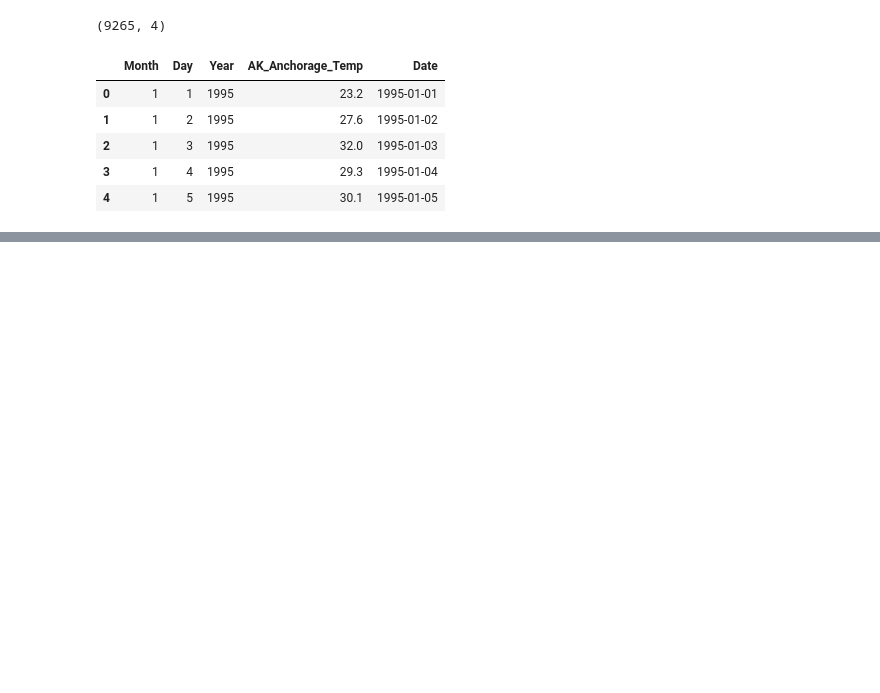
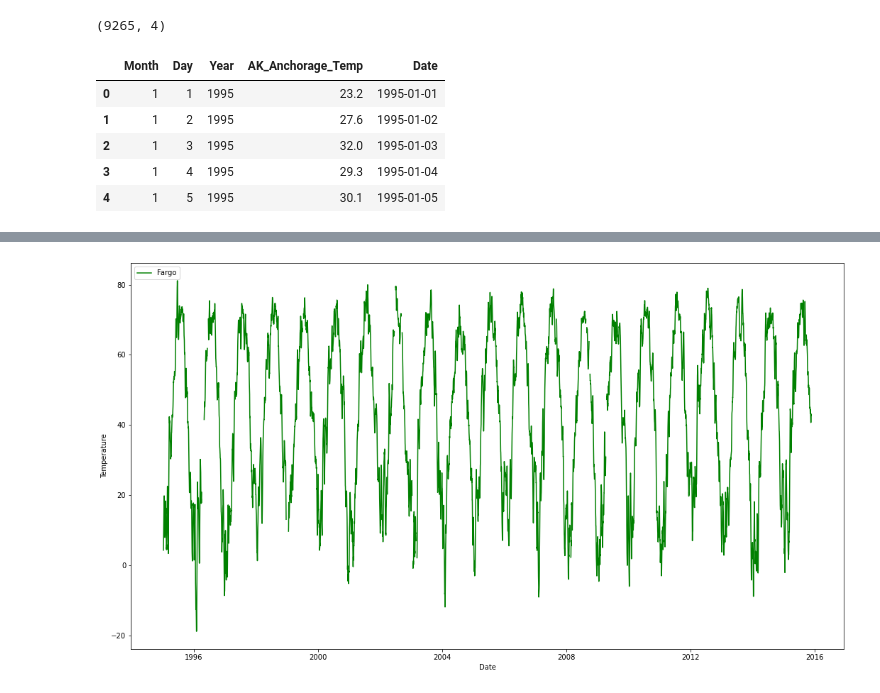
Before and after one commit to nshang88/Capstone-Projects, a Jupyter notebook: Climate_change.ipynb, the cells around one changed output, grey strips where cells are left out. Cells and saved outputs as stored; diff of their text form; code cells hidden in the pictures; blank space fills up the shorter version.

```diff
--- a/Climate_change.ipynb
+++ b/Climate_change.ipynb
@@ -85,3 +122,5 @@ climate_data.head()
+# %%
+climate_data=climate_data.replace(-99, np.nan)
 # %%
 climate_data.isnull().sum()
 # %% [output]
@@ -141,2 +145,0 @@ climate_data[climate_data['AK_Anchorage_Temp']<-60]
-# %%
-climate_data=climate_data.replace(-99, pd.NaT)
@@ -226,0 +206,10 @@ climate_data.FL_West_Palm_Beach_Temp.loc['2015-01-01':'2019-12-31'].mean()
+# %%
+# plot the rolling mean
+fig, ax = plt.subplots(figsize=(18,10))
+ax.plot(climate_data.index ,climate_data['ND_Fargo_Temp'].rolling(10).mean(),c='g', label='Fargo')
+ax.set_xlabel('Date')
+ax.set_ylabel('Temperature')
+plt.legend(loc='upper left')
+plt.show()
+# %% [output]
+[figure, added]
```
Also changed, not shown: parts of 55 cells of this notebook.
